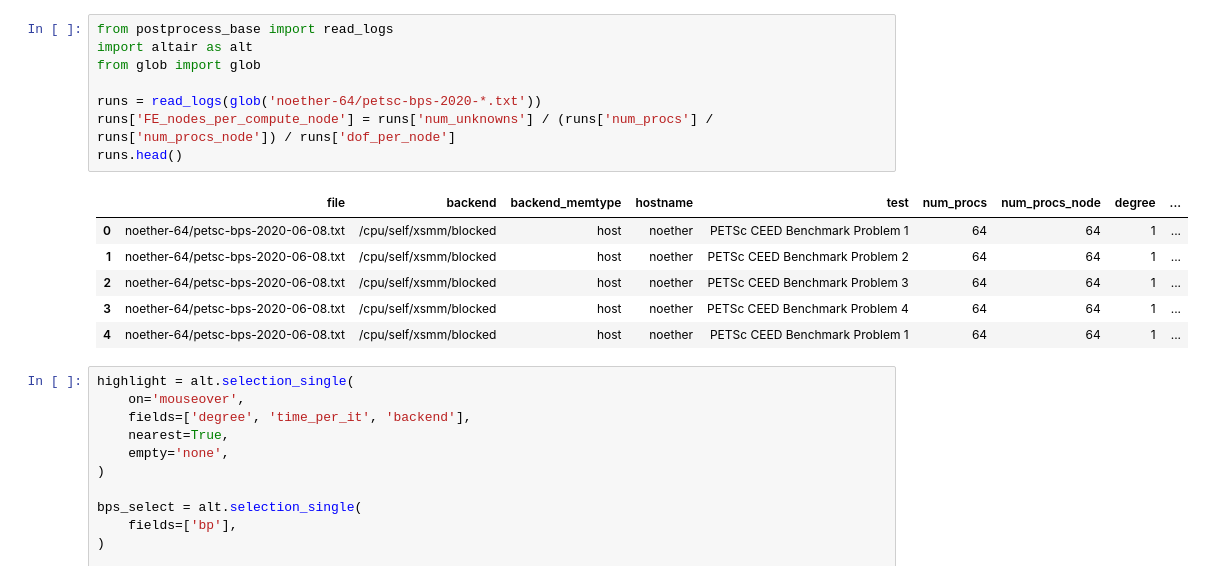
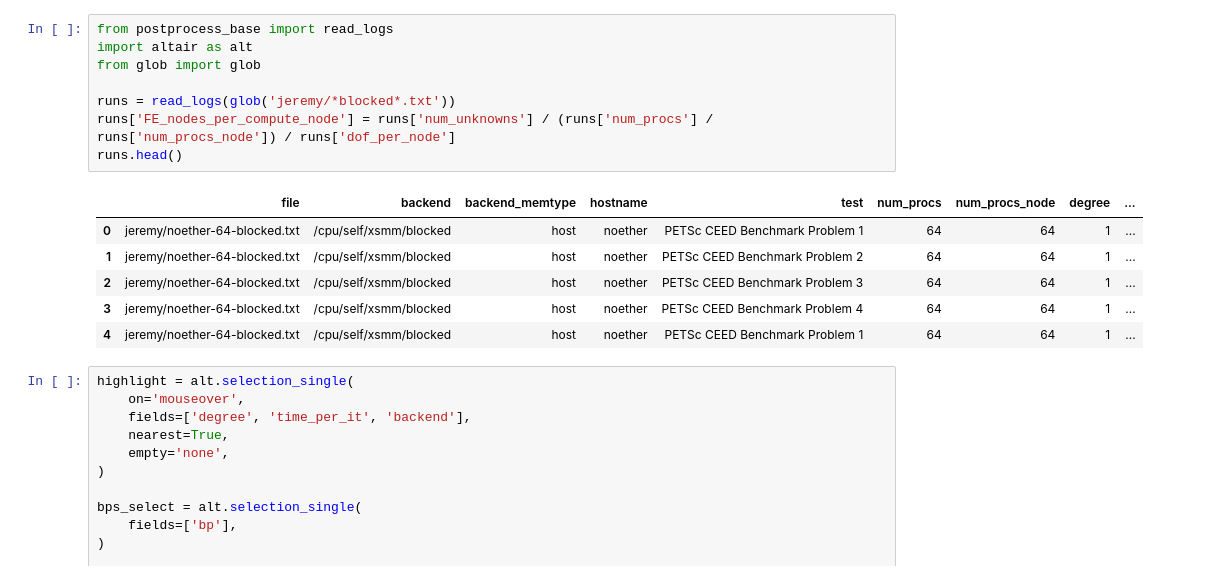
Before and after one commit to wence-/libCEED, a Jupyter notebook: benchmarks/postprocess_altair.ipynb, the cells around one changed output. Cells and saved outputs as stored; diff of their text form.

```diff
--- a/benchmarks/postprocess_altair.ipynb
+++ b/benchmarks/postprocess_altair.ipynb
@@ -1,18 +1,18 @@
 # %%
 from postprocess_base import read_logs
 import altair as alt
 from glob import glob
 
-runs = read_logs(glob('noether-64/petsc-bps-2020-*.txt'))
+runs = read_logs(glob('jeremy/*blocked*.txt'))
 runs['FE_nodes_per_compute_node'] = runs['num_unknowns'] / (runs['num_procs'] / runs['num_procs_node']) / runs['dof_per_node']
 runs.head()
 # %% [output]
 |  | file | backend | backend_memtype | hostname | test | num_procs | num_procs_node | degree | ... |
-| 0 | noether-64/petsc-bps-2020-06-08.txt | /cpu/self/xsmm/blocked | host | noether | PETSc CEED Benchmark Problem 1 | 64 | 64 | 1 | ... |
-| 1 | noether-64/petsc-bps-2020-06-08.txt | /cpu/self/xsmm/blocked | host | noether | PETSc CEED Benchmark Problem 2 | 64 | 64 | 1 | ... |
-| 2 | noether-64/petsc-bps-2020-06-08.txt | /cpu/self/xsmm/blocked | host | noether | PETSc CEED Benchmark Problem 3 | 64 | 64 | 1 | ... |
-| 3 | noether-64/petsc-bps-2020-06-08.txt | /cpu/self/xsmm/blocked | host | noether | PETSc CEED Benchmark Problem 4 | 64 | 64 | 1 | ... |
-| 4 | noether-64/petsc-bps-2020-06-08.txt | /cpu/self/xsmm/blocked | host | noether | PETSc CEED Benchmark Problem 1 | 64 | 64 | 1 | ... |
+| 0 | jeremy/noether-64-blocked.txt | /cpu/self/xsmm/blocked | host | noether | PETSc CEED Benchmark Problem 1 | 64 | 64 | 1 | ... |
+| 1 | jeremy/noether-64-blocked.txt | /cpu/self/xsmm/blocked | host | noether | PETSc CEED Benchmark Problem 2 | 64 | 64 | 1 | ... |
+| 2 | jeremy/noether-64-blocked.txt | /cpu/self/xsmm/blocked | host | noether | PETSc CEED Benchmark Problem 3 | 64 | 64 | 1 | ... |
+| 3 | jeremy/noether-64-blocked.txt | /cpu/self/xsmm/blocked | host | noether | PETSc CEED Benchmark Problem 4 | 64 | 64 | 1 | ... |
+| 4 | jeremy/noether-64-blocked.txt | /cpu/self/xsmm/blocked | host | noether | PETSc CEED Benchmark Problem 1 | 64 | 64 | 1 | ... |
 # %%
 highlight = alt.selection_single(
     on='mouseover',
```
Also changed, not shown: 1 other file.
